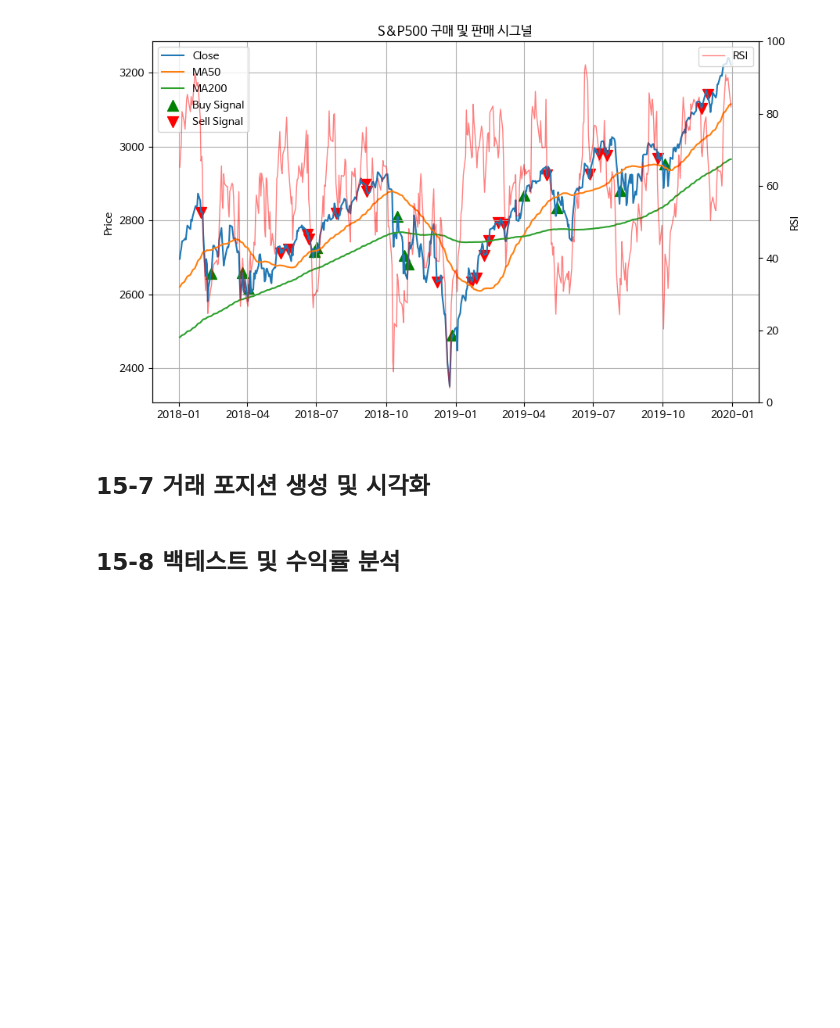
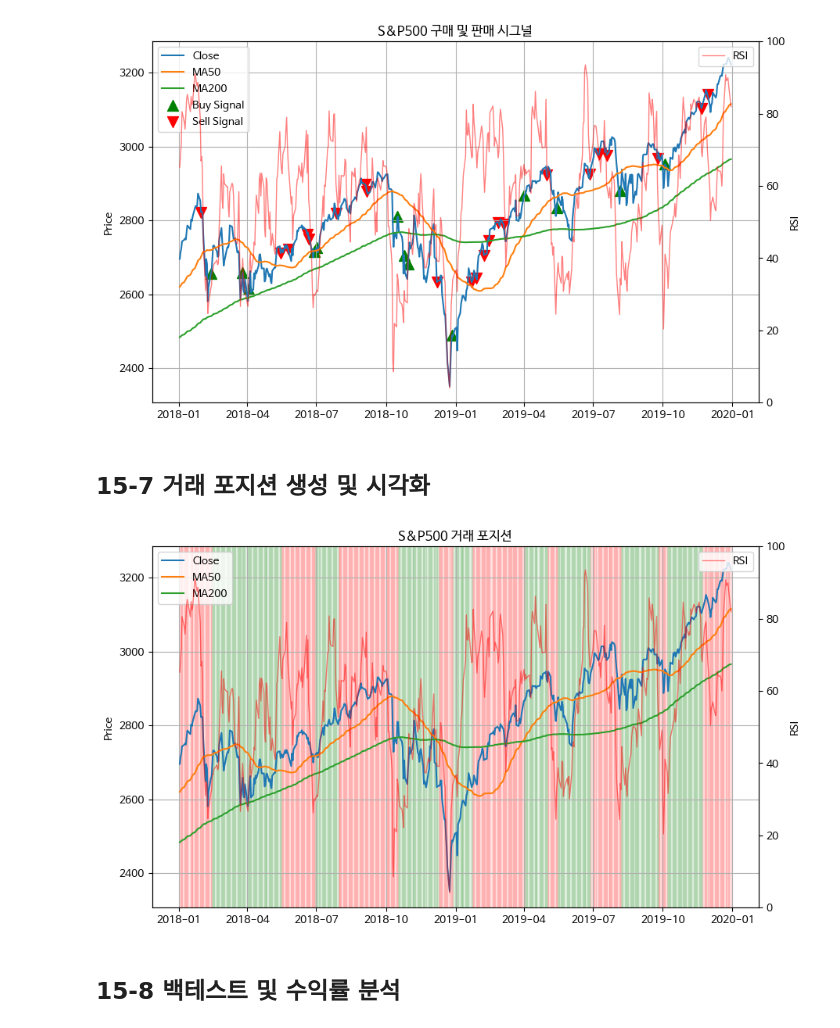
Before and after one commit to Dayeong-Hwang/Data-Analysis-with-Open-Source, a Jupyter notebook: 오픈소스_데이터_분석_15강.ipynb, the cells around one changed output. Cells and saved outputs as stored; diff of their text form; code cells hidden in the pictures; blank space fills up the shorter version.

```diff
--- a/오픈소스_데이터_분석_15강.ipynb
+++ b/오픈소스_데이터_분석_15강.ipynb
@@ -247,33 +247,37 @@ def make_and_plot_position(df, buy, sell):
     ## DataFrame 인덱스로 새로운 'position' DataFrame 생성
     position = pd.DataFrame(index=df.index)
     ## 매수 시 signal 1, 매도 시 signal 0 할당
+    position.loc[buy, 'signal'] = 1
+    position.loc[sell, 'signal'] = 0
 
 
     ## 신호를 하루 뒤로 밀어 포지션 시작 시점 반영
     position = position['signal'].shift(1)
 
     # 처음 상태는 0(미보유)로 시작
     position['position'] = position.ffill().fillna(0)
 
     ## 기본 차트 생성
     fig, ax1 = make_base_chart(df, 'S&P500 거래 포지션')
 
     for i in range(len(df)-1):
         ## 포지션이 1(보유)인 경우 초록색 음영 생성
         if position['position'].iloc[i] == 1:
             ax1.axvspan(df.index[i], df.index[i+1], alpha=0.1, color='green')
         ## 포지션이 0(미보유)인 경우 빨간색 음영 생성
         else:
             ax1.axvspan(df.index[i], df.index[i+1], alpha=0.1, color='red')
 
     # 범례 업데이트
     handles, labels = ax1.get_legend_handles_labels()
     ax1.legend(handles=handles, labels=labels, loc='upper left')
 
     return position
 
 ## 거래 포지션 생성 및 시각화
 position = make_and_plot_position(test_df, buy, sell)
+# %% [output]
+[figure, added]
 # %% [markdown]
 ## 15-8 백테스트 및 수익률 분석
 # %%
```
Also changed, not shown: parts of 1 cell of this notebook.
